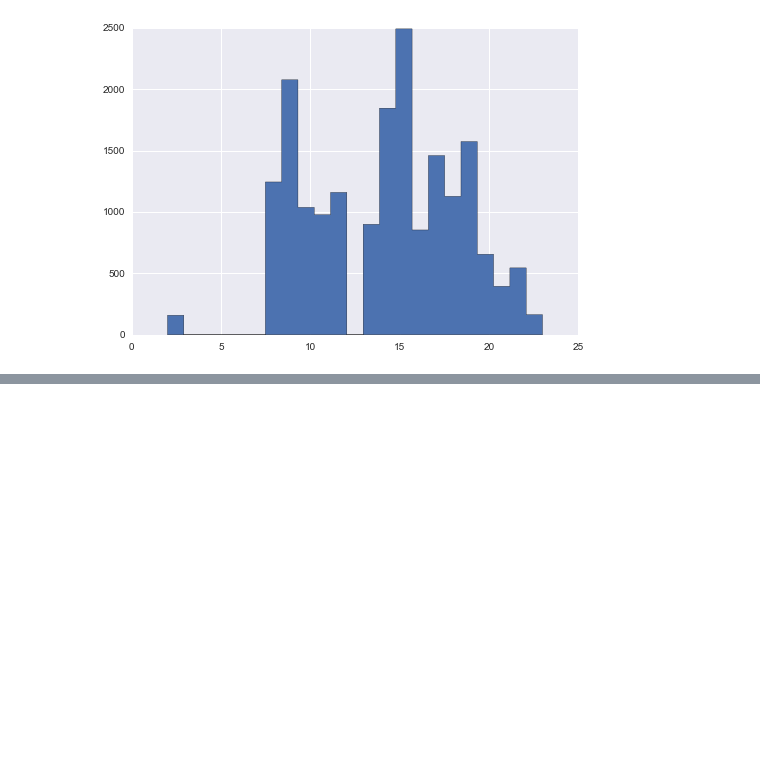
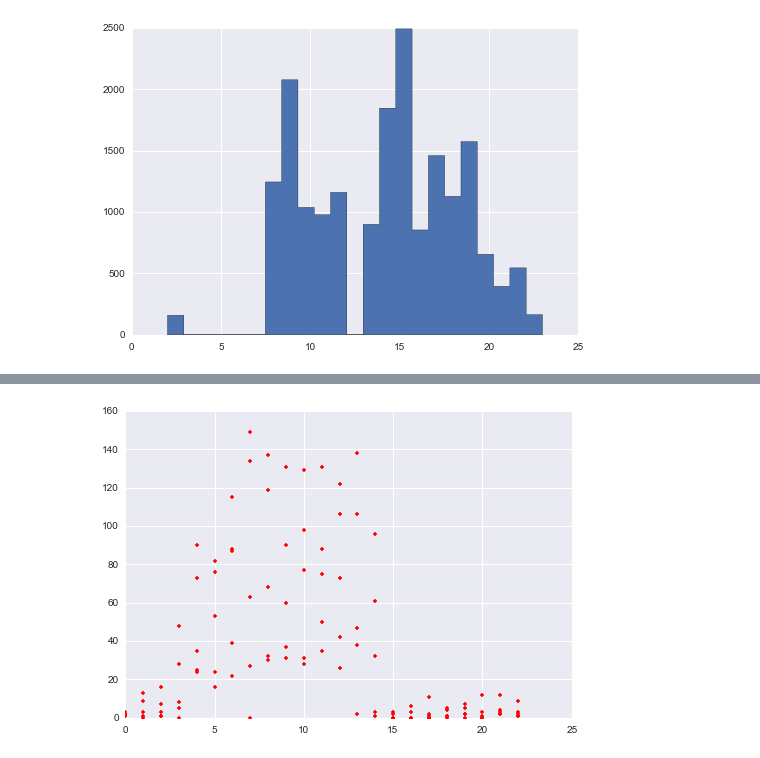
Before and after one commit to odhondt/flickr-data, a Jupyter notebook: flickr data.ipynb, the cells around one changed output, grey strips where cells are left out. Saved outputs shown, nothing was run; the diff lists cells and outputs as text; code cells hidden in the pictures; blank space fills up the shorter version.

```diff
--- a/flickr data.ipynb
+++ b/flickr data.ipynb
@@ -328,7 +329,7 @@ def getInterestingList():
 # Making a data frame with pictures from explore
 df_tmp = getInterestingList()
 df = pd.DataFrame()
-for p_id in df_tmp:
+for p_id in df_tmp[0:5]:
     df = df.append(getFlickrActivity(p_id), ignore_index=True)
 # %%
 df.sort('views').head(15)
@@ -380,0 +408,2 @@ hist(tt.hour, bins=23, histtype='stepfilled')
+# %%
+df.set_index(arange(0,3622))
@@ -380,0 +431,7 @@ hist(tt.hour, bins=23, histtype='stepfilled')
+# %%
+for k, grp in df.groupby('photo_id'):
+    tt=pd.DatetimeIndex(grp['time'])
+    h=histogram(tt.hour, bins=23)
+    plot(h[0], '.r')
+# %% [output]
+[figure, added]
```
Also changed, not shown: parts of 7 cells of this notebook.
